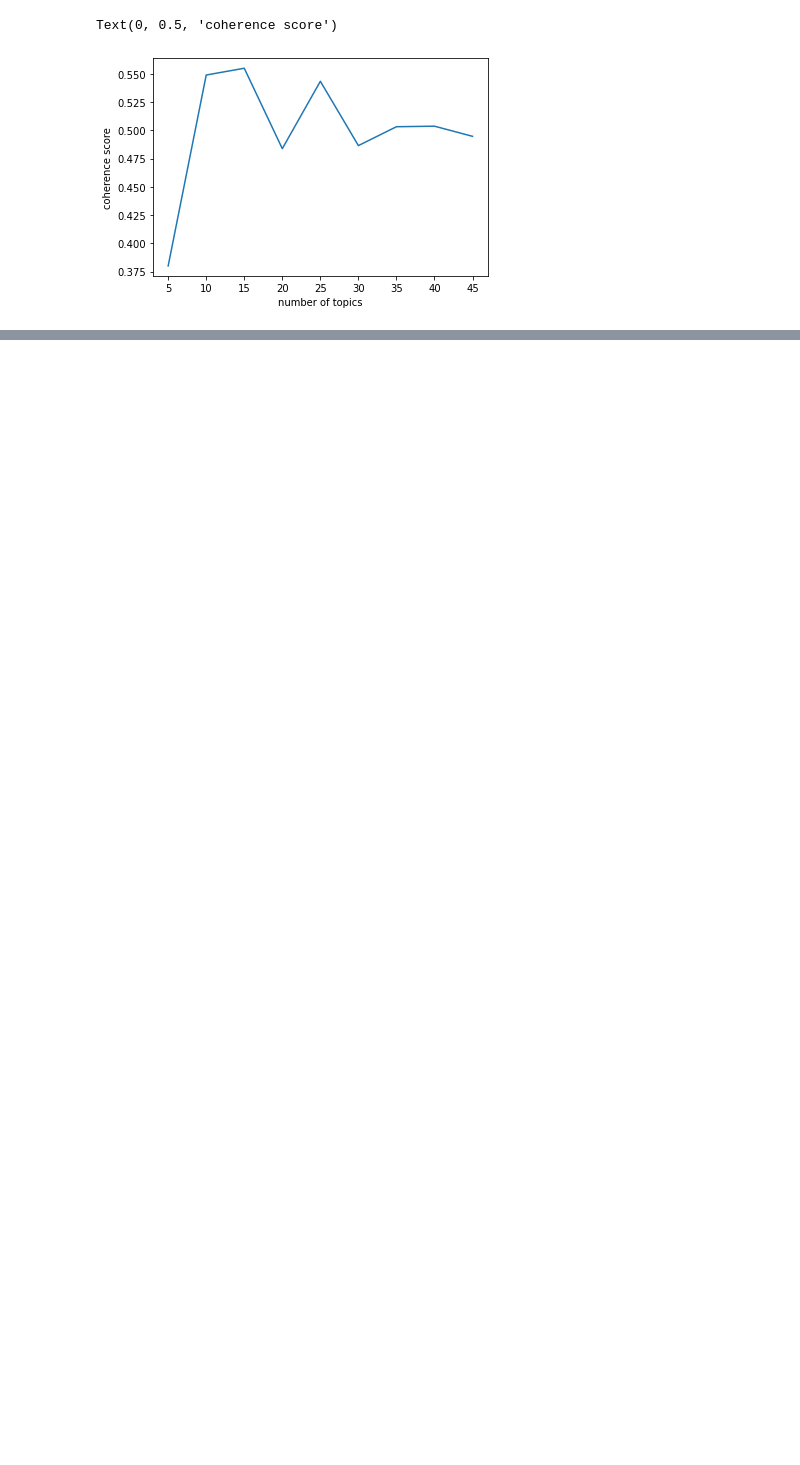
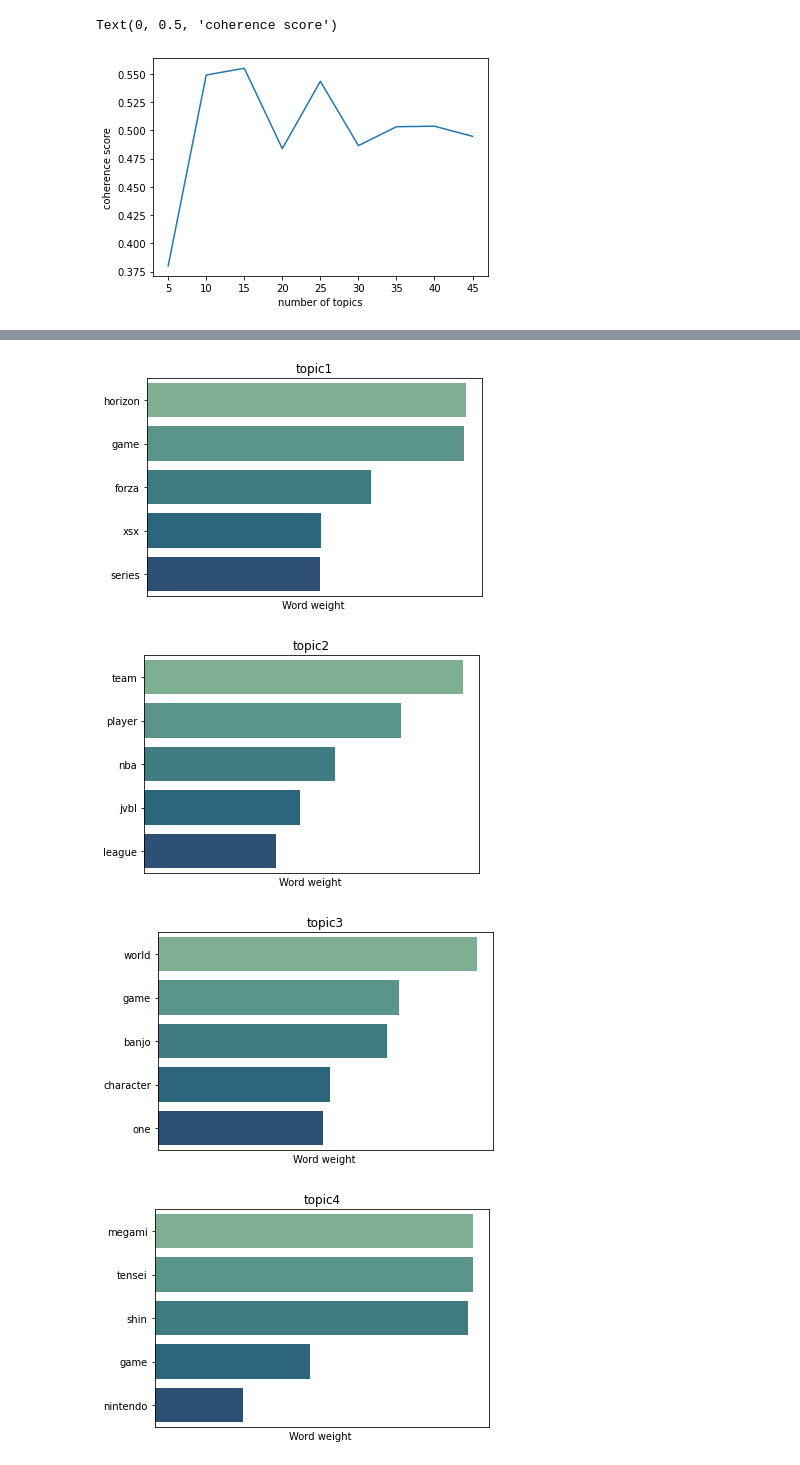
Before and after one commit to A-safarji/NLP-topic-modeling-project, a Jupyter notebook: NLP.ipynb, the cells around one changed output, grey strips where cells are left out. Cells and saved outputs as stored; diff of their text form; code cells hidden in the pictures; blank space fills up the shorter version.

```diff
--- a/NLP.ipynb
+++ b/NLP.ipynb
@@ -298,0 +280,11 @@ array([[5.24809668e-02, 0.00000000e+00, 0.00000000e+00, ...,
+# %%
+##ploting word weight for each topic
+df1=topic_word.T
+names=[]
+for i in range(1,11):
+    name='topic'+str(i)
+    names.append(name)
+
+df1.columns=names
+df1=df1.iloc[1:]
+df1
@@ -298,0 +305,13 @@ array([[5.24809668e-02, 0.00000000e+00, 0.00000000e+00, ...,
+# %%
+for col in df1.columns:
+    temp=df1.sort_values(by=col,ascending=False).iloc[0:5]
+    plt.figure()
+    sns.barplot(data=temp,y=temp.index,x=temp[col],palette="crest")
+    plt.xticks([])
+    plt.xlabel('Word weight ')
+    plt.title(col);
+# %% [output]
+[figure, added]
+[figure, added]
+[figure, added]
+[figure, added]
```
Also changed, not shown: parts of 9 cells of this notebook.
